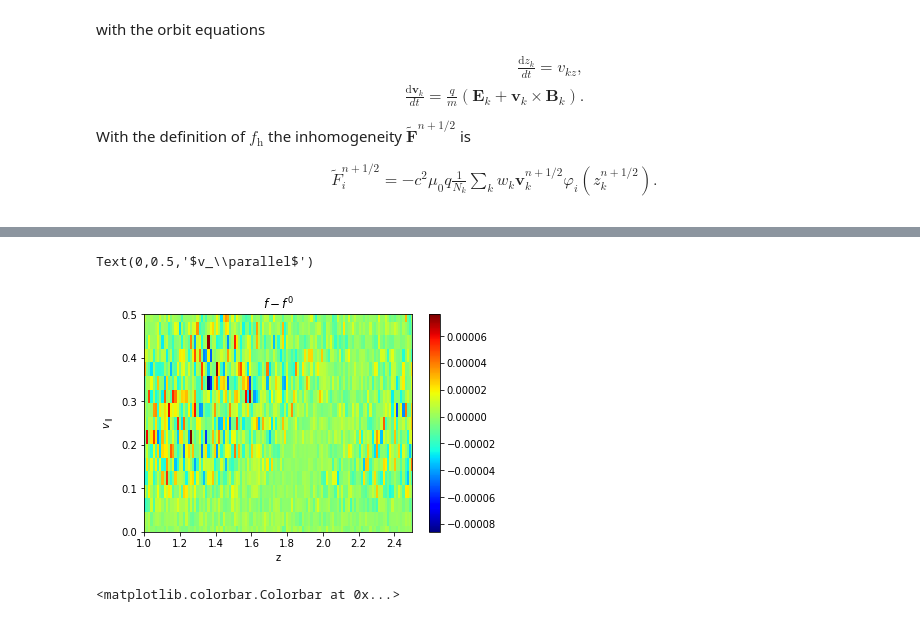
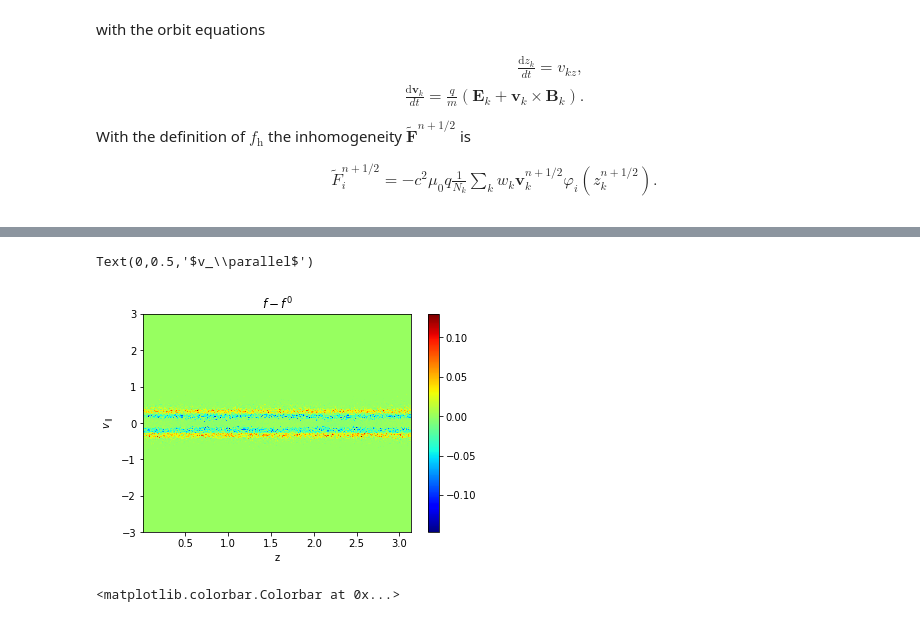
Before and after one commit to ratnania/mhd, a Jupyter notebook: 02_HybridModelling/01_Electron_Hybrid_Code.ipynb, the cells around one changed output, grey strips where cells are left out. Saved outputs shown, nothing was run; the diff lists cells and outputs as text; code cells hidden in the pictures.

```diff
--- a/02_HybridModelling/01_Electron_Hybrid_Code.ipynb
+++ b/02_HybridModelling/01_Electron_Hybrid_Code.ipynb
@@ -154,10 +154,10 @@ me = 1.0                           # ... electron mass
 B0z = 1.0                          # ... background magnetic field in z-direction
 wce = qe*B0z/me                    # ... electron cyclotron frequency
 wpe = 2*np.abs(wce)                # ... cold electron plasma frequency
-nuh = 6e-2                         # ... ratio of cold/hot electron densities (nh/nc)
+nuh = 4*6e-2                         # ... ratio of cold/hot electron densities (nh/nc)
 nh = nuh*wpe**2                    # ... hot electron density
 wpar = 0.2*c                       # ... parallel thermal velocity of energetic particles
-wperp = 0.53*c                     # ... perpendicular thermal velocity of energetic particles
+wperp = 0.2*c                      # ... perpendicular thermal velocity of energetic particles
 # ...
 
 
@@ -165,15 +165,15 @@ wperp = 0.53*c                     # ... perpendicular thermal velocity of energ
 # ... parameters for initial conditions
 k = 2                              # ... wavenumber of initial wave fields
 ini = 3                            # ... initial conditions for wave fields
-amp = 1e-4                         # ... amplitude of initial wave fields
-eps = 0.0                          # ... amplitude of spatial pertubation of distribution function
+amp = 1e-1                         # ... amplitude of initial wave fields
+eps = 0.0                         # ... amplitude of spatial pertubation of distribution function
 # ...
 
 
 
 # ... numerical parameters
 Lz = 2*np.pi/k                     # ... length of z-domain
-Nz = 64                           # ... number of elements z-direction
+Nz = 64                            # ... number of elements z-direction
 T = 200.0                          # ... simulation time
 dt = 0.05                          # ... time step
 p = 3                              # ... degree of B-spline basis
@@ -233,6 +233,8 @@ en_E  = np.array([])
 en_jc = np.array([])
 en_jh = np.array([])
 # ...
+
+
 
 
 # ... system matrices for fluid electrons and electromagnetic fields
@@ -394,12 +396,15 @@ if restart == 0:
 
 
 
-    # ... create particles (z,vx,vy,vz,wk) and sample positions and velocities according to sampling distribution
+    # ... create particles (z, vx, vy, vz, wk) and sample positions and velocities according to sampling distribution
     particles = np.zeros((Np ,5))
     particles[:, 0] = np.random.rand(Np)*Lz
     particles[:, 1] = np.random.randn(Np)*wperp
     particles[:, 2] = np.random.randn(Np)*wperp
     particles[:, 3] = np.random.randn(Np)*wpar
+
+    v_par = deepcopy(particles[0:100, 3])
+    positions = deepcopy(particles[0:100, 0])
     # ...
 
 
@@ -501,6 +506,9 @@ if restart == 0:
                 en_jc = np.append(en_jc, 1/(2*eps0*wpe**2)*(np.dot(uj[4::s], np.dot(M, uj[4::s])) + np.dot(uj[5::s], np.dot(M, uj[5::s]))))
                 en_jh = np.append(en_jh, me/(2*Np)*np.dot(particles[:, 4], particles[:, 1]**2 + particles[:, 2]**2 + particles[:, 3]**2))
 
+                v_par = np.vstack((v_par, particles[0:100, 3]))
+                positions = np.vstack((positions, particles[0:100, 0]))
+
                 data = np.append(data, np.array([en_E[-1], en_B[-1], en_jc[-1], en_jh[-1]]))
 
                 data = np.append(data, (time_step + 1)*dt)
@@ -587,0 +762,13 @@ Eh_eq
+# %%
+part = np.array([11, 31])
+color = ['k', 'r']
+t_start = 800
+t_end = 900
+
+print('v_0 = ', v_par[0, part])
+
+for i in range(len(part)):
+    plt.plot(positions[t_start:t_end, part[i]], v_par[t_start:t_end, part[i]], '.', color = color[i], markersize = 1)
+
+plt.ylim((vR - 0.05, vR + 0.05))
+plt.xlim((0, Lz))
@@ -632,15 +929,15 @@ fdensv = fdensv/(Np*dv_bin*dv_bin_perp) + 0*fh0(0, VVperp/np.sqrt(2), VVperp/np.
 # ...
 # %%
 plt.pcolor(ZZ, VV, fdens, cmap = 'jet')
-plt.ylim((0.0,0.5))
-plt.xlim((1.0,2.5))
+#plt.ylim((0.0,0.5))
+#plt.xlim((1.0,2.5))
 plt.colorbar()
 plt.title('$f-f^0$')
 plt.xlabel('z')
 plt.ylabel('$v_\parallel$')
 # %% [output]
 Text(0,0.5,'$v_\\parallel$')
-[figure, old version]
+[figure, new version]
 # %%
 plt.pcolor(VVpar, VVperp, fdensv, cmap = 'jet')
 plt.xlim((-1,1))
```
Also changed, not shown: parts of 23 cells of this notebook, 3 other files.
